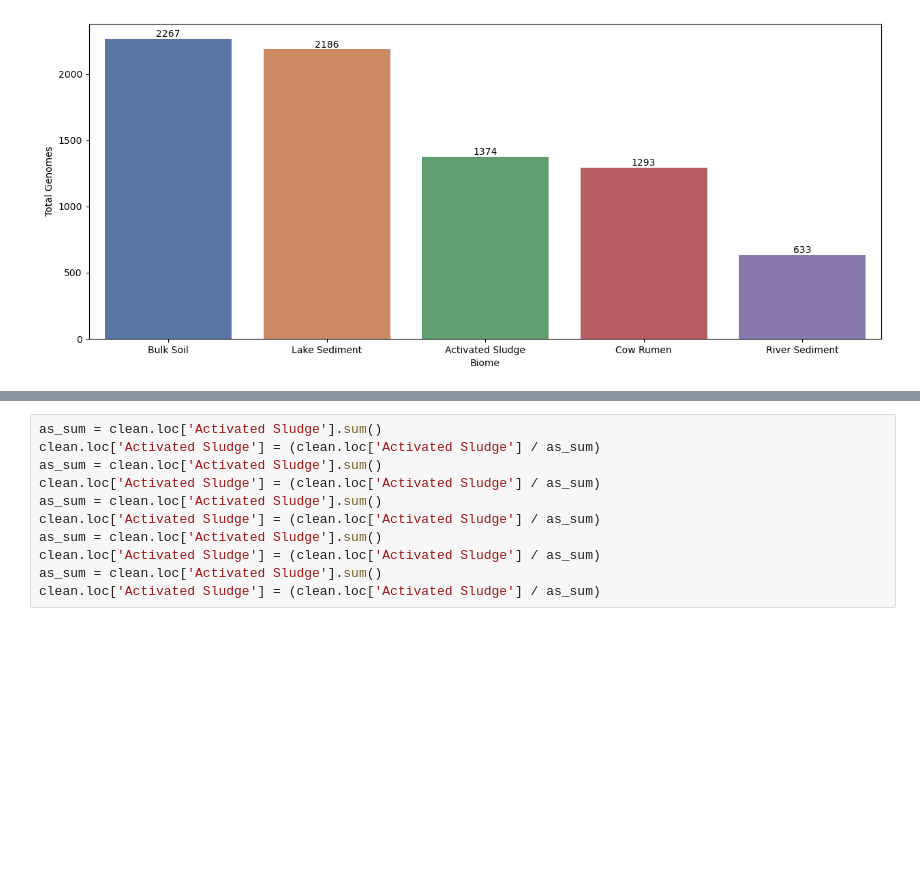
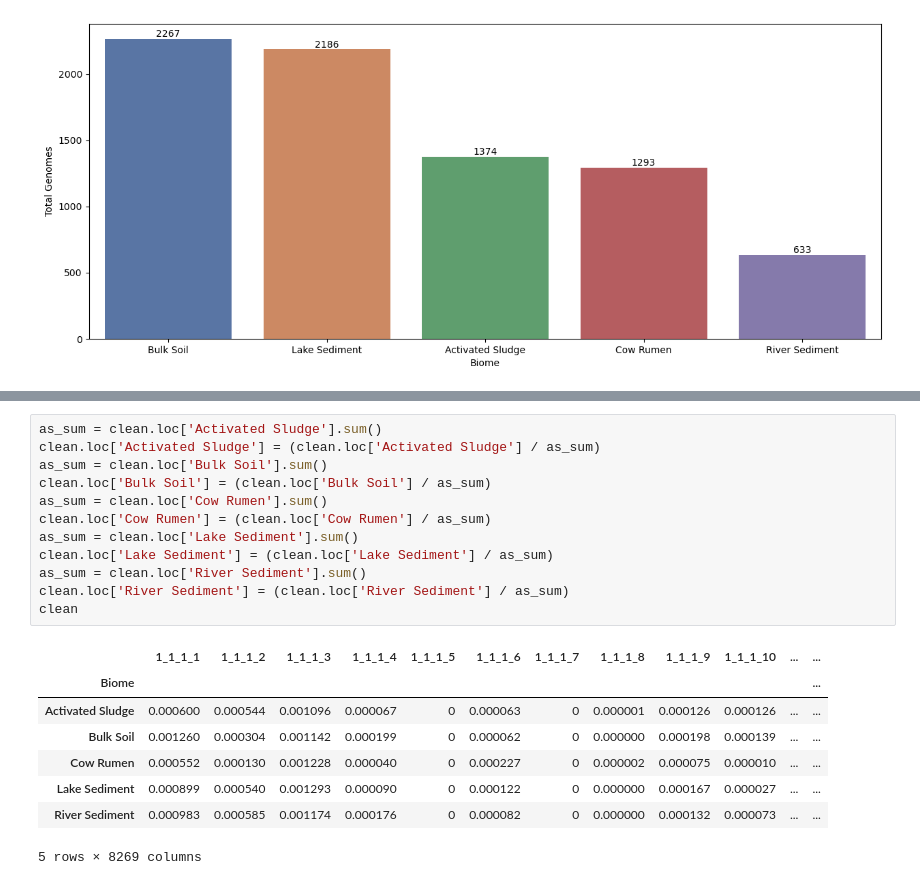
Before and after one commit to jtdocter27/EcoDr, a Jupyter notebook: EnCen/Figures for paper/figures.ipynb, the cells around one changed output, grey strips where cells are left out. Cells and saved outputs as stored; diff of their text form; blank space fills up the shorter version.

```diff
--- a/EnCen/Figures for paper/figures.ipynb
+++ b/EnCen/Figures for paper/figures.ipynb
@@ -78,14 +85,24 @@ clean
 # %%
 as_sum = clean.loc['Activated Sludge'].sum()
 clean.loc['Activated Sludge'] = (clean.loc['Activated Sludge'] / as_sum)
-as_sum = clean.loc['Activated Sludge'].sum()
-clean.loc['Activated Sludge'] = (clean.loc['Activated Sludge'] / as_sum)
-as_sum = clean.loc['Activated Sludge'].sum()
-clean.loc['Activated Sludge'] = (clean.loc['Activated Sludge'] / as_sum)
-as_sum = clean.loc['Activated Sludge'].sum()
-clean.loc['Activated Sludge'] = (clean.loc['Activated Sludge'] / as_sum)
-as_sum = clean.loc['Activated Sludge'].sum()
-clean.loc['Activated Sludge'] = (clean.loc['Activated Sludge'] / as_sum)
+as_sum = clean.loc['Bulk Soil'].sum()
+clean.loc['Bulk Soil'] = (clean.loc['Bulk Soil'] / as_sum)
+as_sum = clean.loc['Cow Rumen'].sum()
+clean.loc['Cow Rumen'] = (clean.loc['Cow Rumen'] / as_sum)
+as_sum = clean.loc['Lake Sediment'].sum()
+clean.loc['Lake Sediment'] = (clean.loc['Lake Sediment'] / as_sum)
+as_sum = clean.loc['River Sediment'].sum()
+clean.loc['River Sediment'] = (clean.loc['River Sediment'] / as_sum)
+clean
+# %% [output]
+|  | 1_1_1_1 | 1_1_1_2 | 1_1_1_3 | 1_1_1_4 | 1_1_1_5 | 1_1_1_6 | 1_1_1_7 | 1_1_1_8 | 1_1_1_9 | 1_1_1_10 | ... | ... |
+| Biome |  |  |  |  |  |  |  |  |  |  |  | ... |
+| Activated Sludge | 0.000600 | 0.000544 | 0.001096 | 0.000067 | 0 | 0.000063 | 0 | 0.000001 | 0.000126 | 0.000126 | ... | ... |
+| Bulk Soil | 0.001260 | 0.000304 | 0.001142 | 0.000199 | 0 | 0.000062 | 0 | 0.000000 | 0.000198 | 0.000139 | ... | ... |
+| Cow Rumen | 0.000552 | 0.000130 | 0.001228 | 0.000040 | 0 | 0.000227 | 0 | 0.000002 | 0.000075 | 0.000010 | ... | ... |
+| Lake Sediment | 0.000899 | 0.000540 | 0.001293 | 0.000090 | 0 | 0.000122 | 0 | 0.000000 | 0.000167 | 0.000027 | ... | ... |
+| River Sediment | 0.000983 | 0.000585 | 0.001174 | 0.000176 | 0 | 0.000082 | 0 | 0.000000 | 0.000132 | 0.000073 | ... | ... |
+5 rows × 8269 columns
 # %%
 plt.figure(figsize=(15, 8))
 color = sns.diverging_palette(220, 50, as_cmap=True)
```
Also changed, not shown: parts of 2 cells of this notebook.
